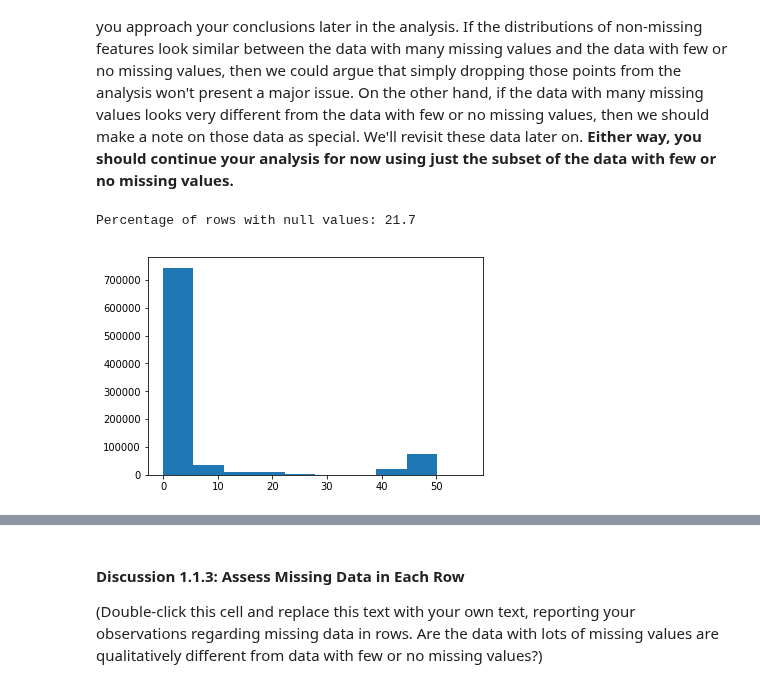
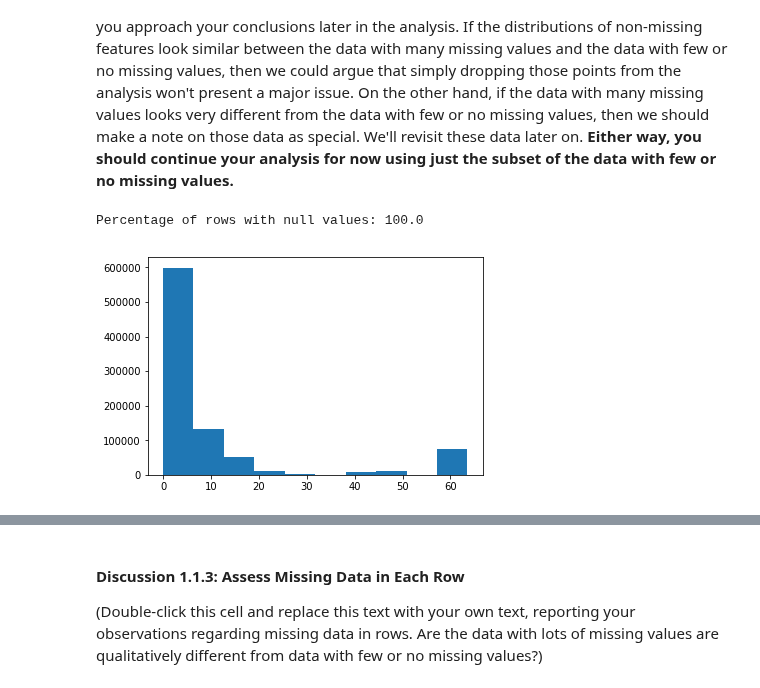
Before and after one commit to jeff-daniels/Udacity-Machine-Learning-Introduction-Nanodegree, a Jupyter notebook: Project 3: Identify Customer Segments/Identify_Customer_Segments.ipynb, the cells around one changed output, grey strips where cells are left out. Saved outputs shown, nothing was run; the diff lists cells and outputs as text; code cells hidden in the pictures.

```diff
--- a/Project 3: Identify Customer Segments/Identify_Customer_Segments.ipynb
+++ b/Project 3: Identify Customer Segments/Identify_Customer_Segments.ipynb
@@ -35,7 +37,7 @@ To start off with, load in the demographics data for the general population into
 Once the dataset is loaded, it's recommended that you take a little bit of time just browsing the general structure of the dataset and feature summary file. You'll be getting deep into the innards of the cleaning in the first major step of the project, so gaining some general familiarity can help you get your bearings.
 # %%
 # Load in the general demographics data.
-gen = pd.read_csv('Udacity_AZDIAS_Subset.csv', delimiter=';')
-
+gen_original = pd.read_csv('Udacity_AZDIAS_Subset.csv', delimiter=';')
+gen = gen_original.copy()
 # Load in the feature summary file.
 feats = pd.read_csv('AZDIAS_Feature_Summary.csv', delimiter=';')
@@ -115,7 +127,7 @@ def convert_values_to_nan(df, features_df):
     return df
 # %%
 tic = time.time()
-gen = convert_values_to_nan(gen, feats)
+gen_nulls = convert_values_to_nan(gen, feats)
 toc = time.time()
 print('elapsed time {}'.format(toc-tic))
 # %% [output]
@@ -219,21 +226,20 @@ Depending on what you observe in your comparison, this will have implications on
 # How much data is missing in each row of the dataset?
 def get_percent_null_per_row(df):
     """
-    Create new column 'percent_null' containing
+    Returns a series 'percent_null' containing
     percentage of columns in row with null values
     """
-    df['percent_null'] = df.isnull().sum(axis=1)/len(df.columns)*100
+    percent_null = df.isnull().sum(axis=1)/len(df.columns)*100
 
-    return df
-
-gen = get_percent_null_per_row(gen)
+    return percent_null
 # %%
-print('Percentage of rows with null values: {:.1f}'.format((gen['percent_null'] != 0).mean()*100))
-plt.hist(gen['percent_null'])
+gen_nulls['percent_null'] = get_percent_null_per_row(gen_nulls)
+print('Percentage of rows with null values: {:.1f}'.format((gen_nulls['percent_null'] != 0).mean()*100))
+plt.hist(gen_nulls['percent_null'])
 plt.show()
 # %% [output]
-Percentage of rows with null values: 21.7
+Percentage of rows with null values: 100.0
-[figure, old version]
+[figure, new version]
 # %%
 # Write code to divide the data into two subsets based on the number of missing
 # values in each row.
```
Also changed, not shown: parts of 26 cells of this notebook.
